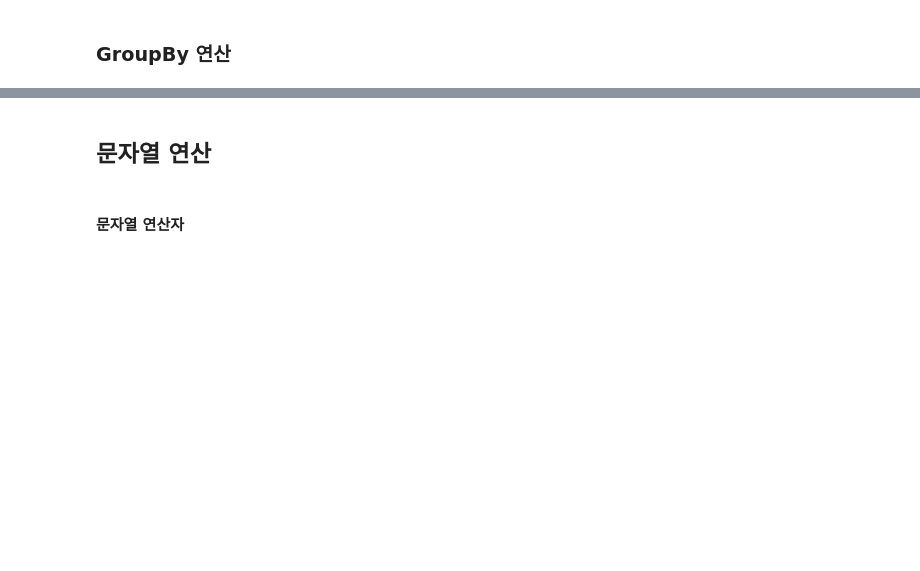
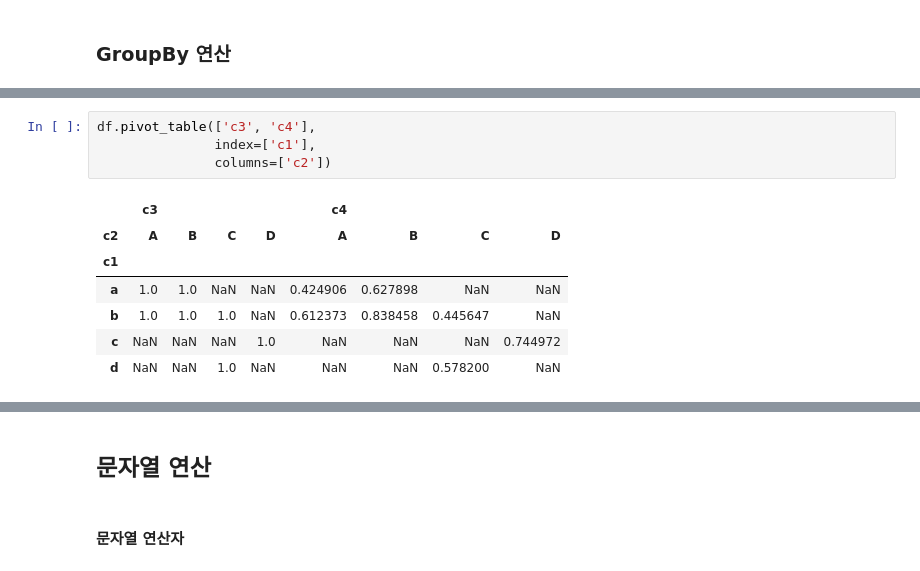
Before and after one commit to omj3424/python_suanLab, a Jupyter notebook: _Pandas_한번에_제대로_배우기.ipynb, the cells around one changed output, grey strips where cells are left out. Cells and saved outputs as stored; diff of their text form; blank space fills up the shorter version.

```diff
--- a/_Pandas_한번에_제대로_배우기.ipynb
+++ b/_Pandas_한번에_제대로_배우기.ipynb
@@ -2383,0 +2855,12 @@ pd.merge(df9, df10, on='이름', suffixes=['_인기', '_성적'])
+# %%
+df.pivot_table(['c3', 'c4'],
+               index=['c1'],
+               columns=['c2'])
+# %% [output]
+|  | c3 |  |  |  | c4 |  |  |  |
+| c2 | A | B | C | D | A | B | C | D |
+| c1 |  |  |  |  |  |  |  |  |
+| a | 1.0 | 1.0 | NaN | NaN | 0.424906 | 0.627898 | NaN | NaN |
+| b | 1.0 | 1.0 | 1.0 | NaN | 0.612373 | 0.838458 | 0.445647 | NaN |
+| c | NaN | NaN | NaN | 1.0 | NaN | NaN | NaN | 0.744972 |
+| d | NaN | NaN | 1.0 | NaN | NaN | NaN | 0.578200 | NaN |
```
Also changed, not shown: parts of 52 cells of this notebook.
